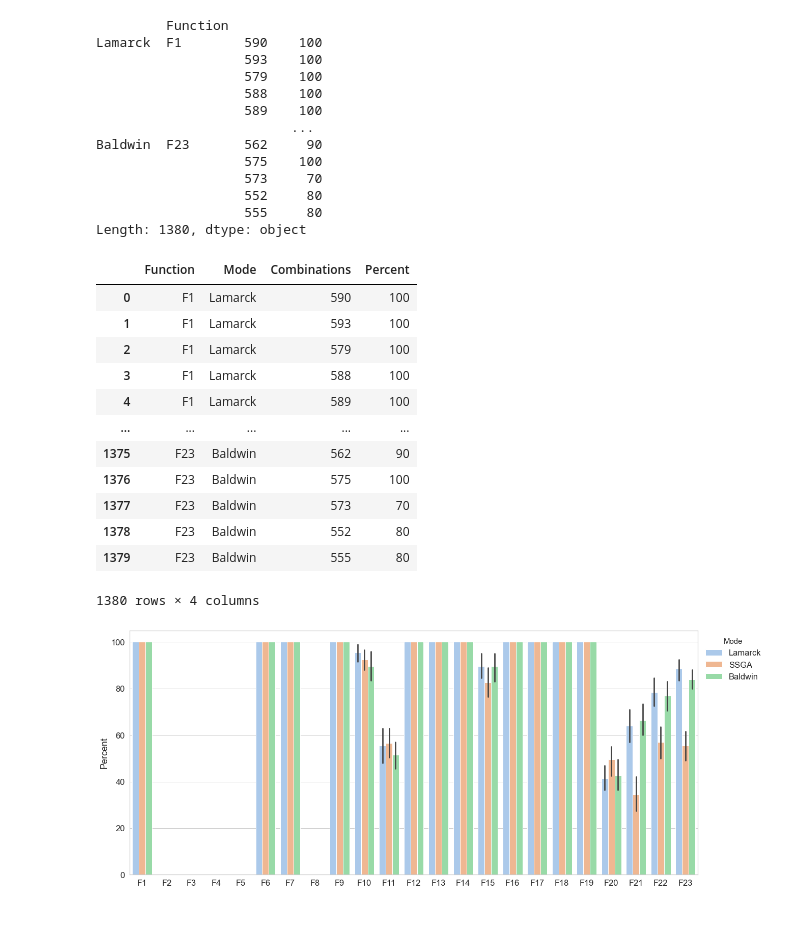
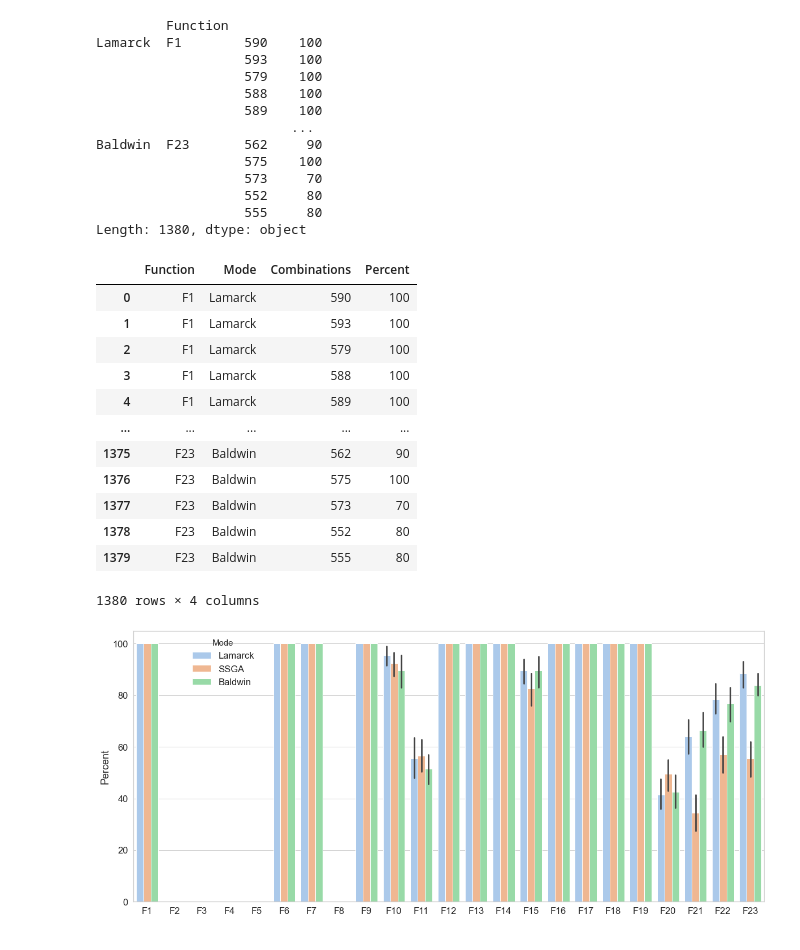
Before and after one commit to JIAOJIAOMEI/Evolution_algorithm, a Jupyter notebook: Final/plots/dataseepercentrainbow.ipynb, the cells around one changed output. Cells and saved outputs as stored; diff of their text form; code cells hidden in the pictures.

```diff
--- a/Final/plots/dataseepercentrainbow.ipynb
+++ b/Final/plots/dataseepercentrainbow.ipynb
@@ -62,35 +62,35 @@ def show_graph(dataframe):
     plt.xlabel(" ")
     plt.setp(ax.get_legend().get_texts(), fontsize='12') # for legend text
     plt.setp(ax.get_legend().get_title(), fontsize='15') # for legend title
-    sns.move_legend(ax, "upper left", bbox_to_anchor=(1, 1),frameon=False)
+    sns.move_legend(ax, "upper left", bbox_to_anchor=(0.08,1),frameon=False)
     plt.savefig("./barplot_percent_3.png", dpi=1200,bbox_inches='tight')
     plt.show()
 show_graph(dataframe=dataframe)
 # %% [output]
          Function
 Lamarck  F1        590    100
                    593    100
                    579    100
                    588    100
                    589    100
                          ...
 Baldwin  F23       562     90
                    575    100
                    573     70
                    552     80
                    555     80
 Length: 1380, dtype: object
 |  | Function | Mode | Combinations | Percent |
 | 0 | F1 | Lamarck | 590 | 100 |
 | 1 | F1 | Lamarck | 593 | 100 |
 | 2 | F1 | Lamarck | 579 | 100 |
 | 3 | F1 | Lamarck | 588 | 100 |
 | 4 | F1 | Lamarck | 589 | 100 |
 | ... | ... | ... | ... | ... |
 | 1375 | F23 | Baldwin | 562 | 90 |
 | 1376 | F23 | Baldwin | 575 | 100 |
 | 1377 | F23 | Baldwin | 573 | 70 |
 | 1378 | F23 | Baldwin | 552 | 80 |
 | 1379 | F23 | Baldwin | 555 | 80 |
 1380 rows × 4 columns
-[figure, old version]
+[figure, new version]
```
Also changed, not shown: 11 other files.
